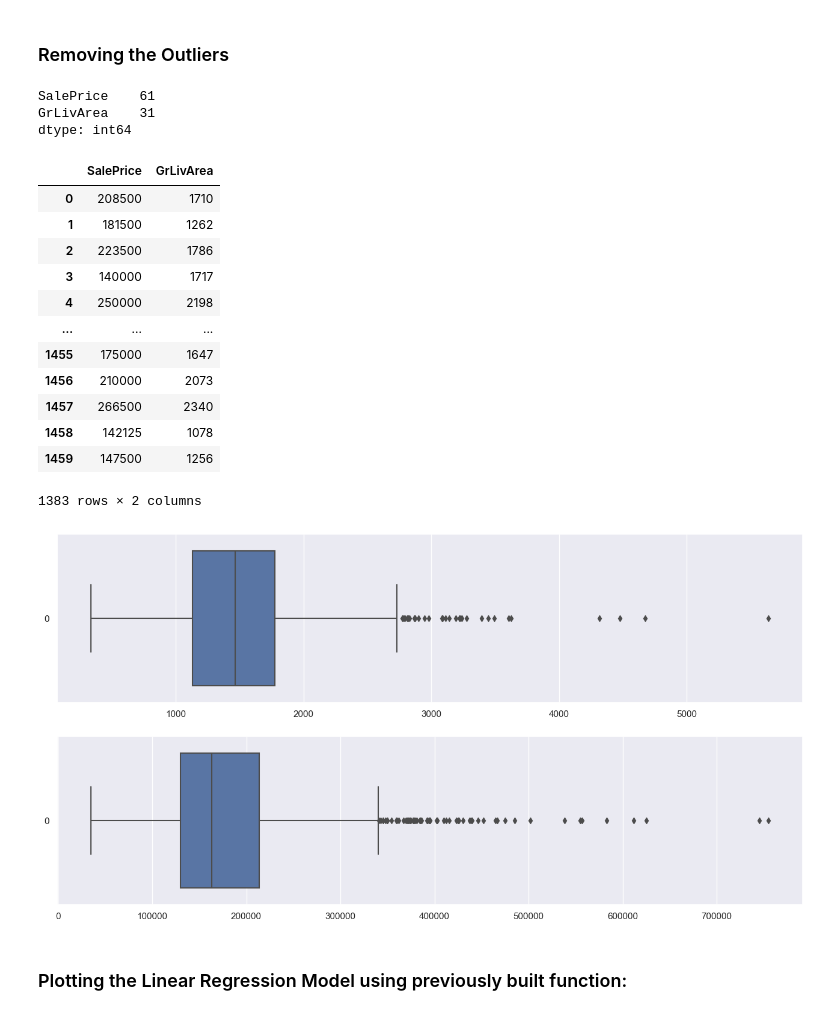
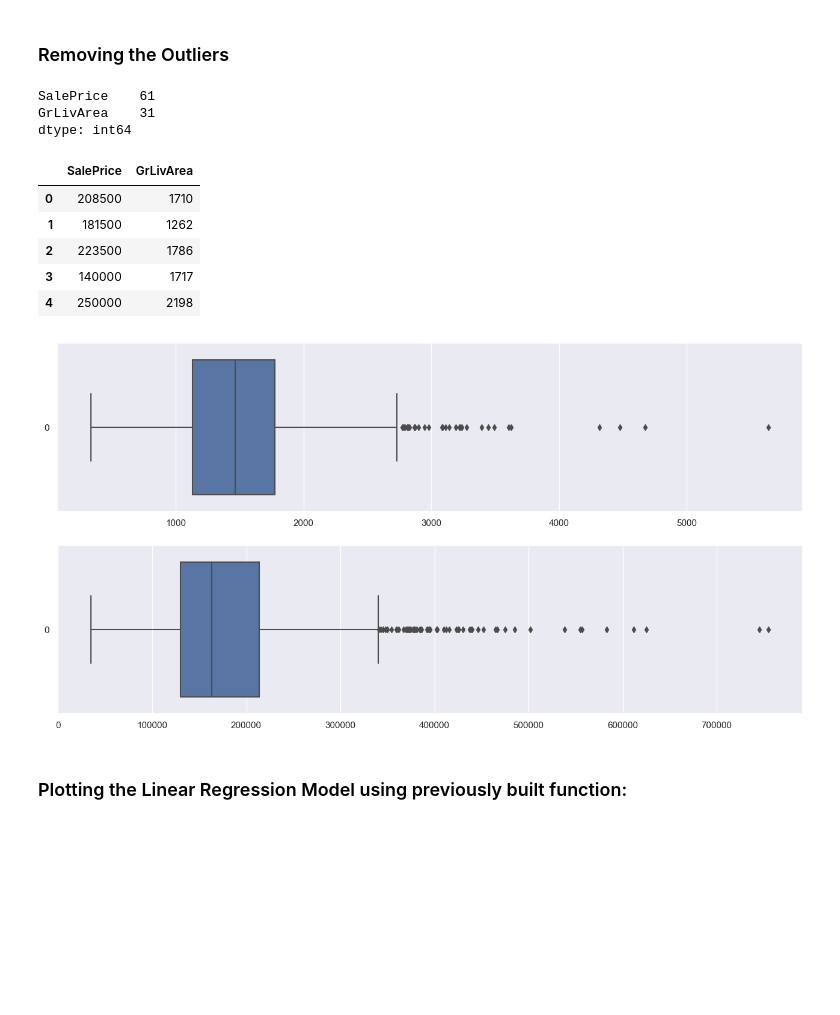
Before and after one commit to keithfykai/sc1015, a Jupyter notebook: Lab 4/lab4 solution.ipynb, the cells around one changed output. Cells and saved outputs as stored; diff of their text form; code cells hidden in the pictures; blank space fills up the shorter version.

```diff
--- a/Lab 4/lab4 solution.ipynb
+++ b/Lab 4/lab4 solution.ipynb
@@ -363,39 +283,22 @@ o Part (c) is the same as Problem 2, but keep in mind that the dataset has chang
 # %%
 combined = pd.DataFrame(house_prices[['SalePrice', 'GrLivArea']])
 
 f, axes = plt.subplots(2, 1, figsize=(16, 8))
 sb.boxplot(data = combined["GrLivArea"], orient = "h", ax = axes[0])
 sb.boxplot(data = combined["SalePrice"], orient = "h", ax = axes[1])
 
-
-def remove_outliers(df):
-    q1 = df.quantile(0.25)
-    q3 = df.quantile(0.75)
-    iqr = q3 - q1
-    df_out = df[~((df < (q1 - 1.5 * iqr)) | (df > (q3 + 1.5 * iqr))).any(axis=1)]
-    count = ( ((df < (q1 - 1.5 * iqr)) | (df > (q3 + 1.5 * iqr) ))).sum()
-    print(count)
-    return df_out
-
 filtered_combined = remove_outliers(combined)
-filtered_combined
+filtered_combined.head()
 # %% [output]
 SalePrice    61
 GrLivArea    31
 dtype: int64
 |  | SalePrice | GrLivArea |
 | 0 | 208500 | 1710 |
 | 1 | 181500 | 1262 |
 | 2 | 223500 | 1786 |
 | 3 | 140000 | 1717 |
 | 4 | 250000 | 2198 |
-| ... | ... | ... |
-| 1455 | 175000 | 1647 |
-| 1456 | 210000 | 2073 |
-| 1457 | 266500 | 2340 |
-| 1458 | 142125 | 1078 |
-| 1459 | 147500 | 1256 |
-1383 rows × 2 columns
 [figure]
 # %% [markdown]
 ### Plotting the Linear Regression Model using previously built function:
```
Also changed, not shown: parts of 11 cells of this notebook, 5 other files.
